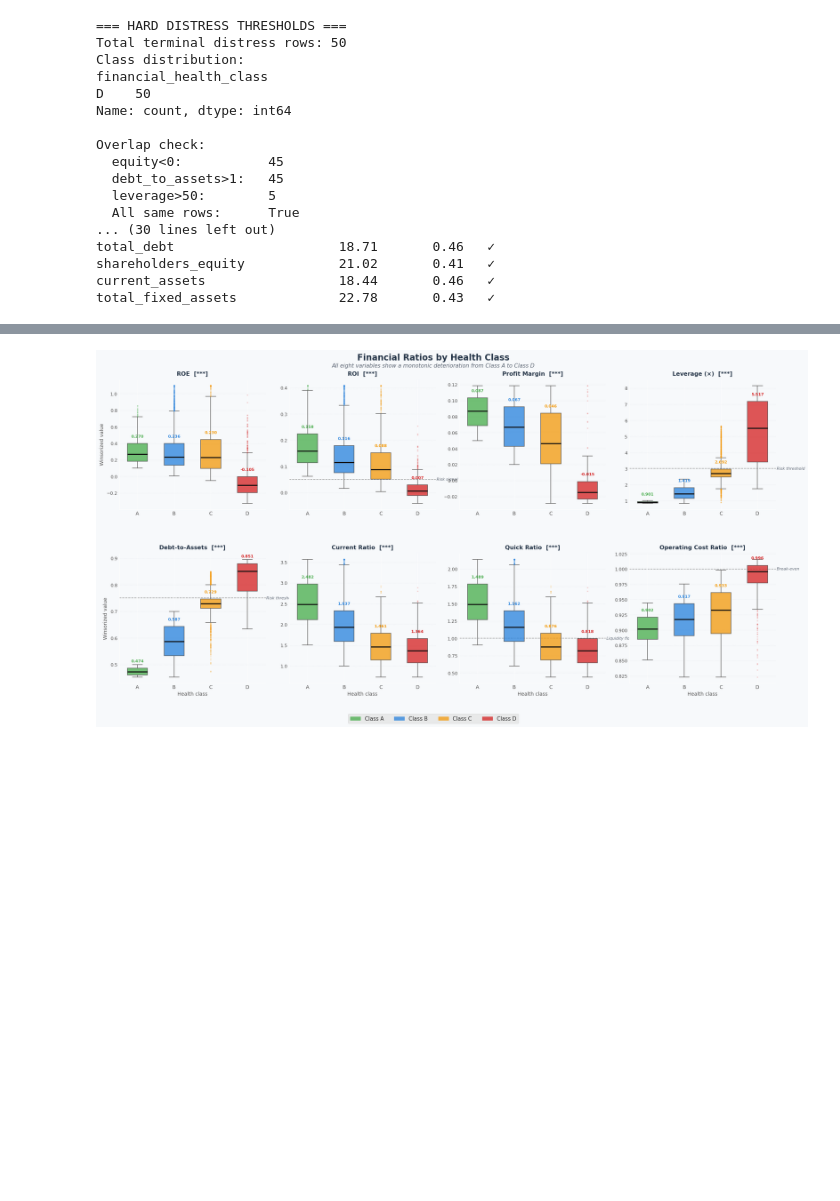
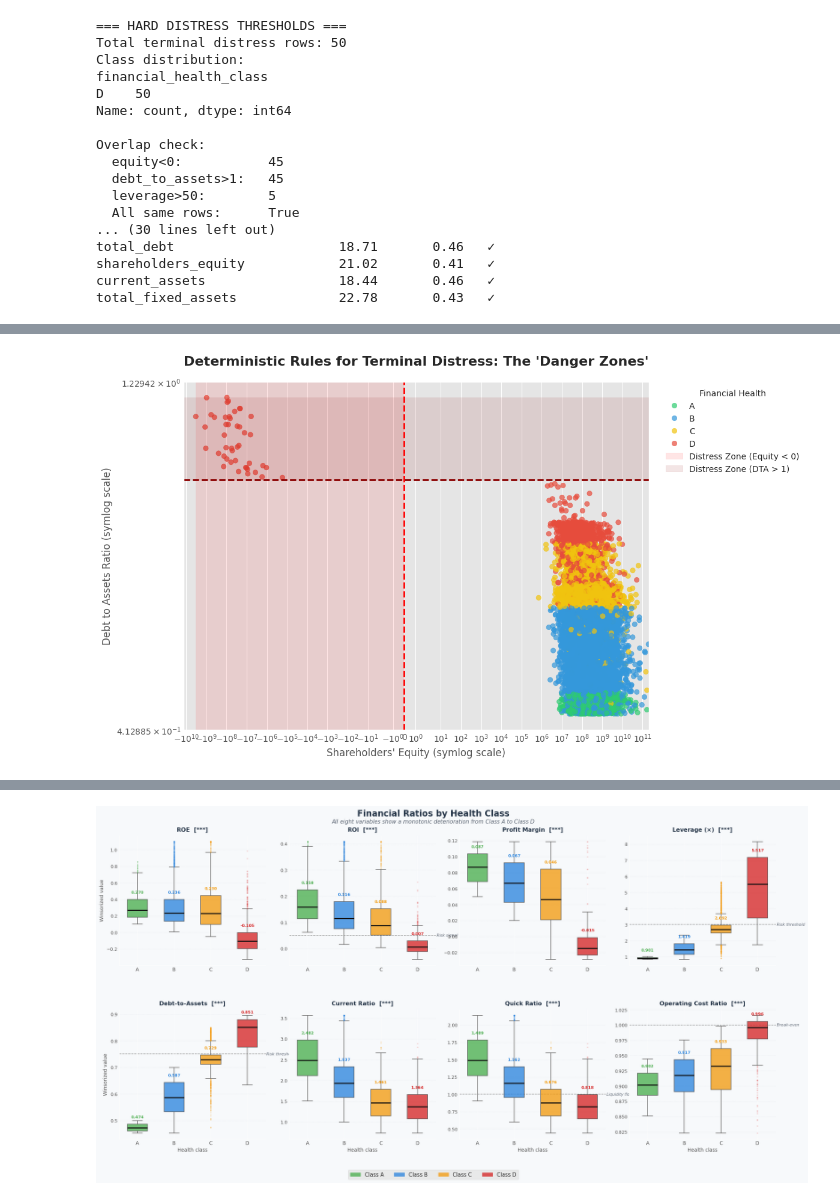
Before and after one commit to LolloPaz/ifc, a Jupyter notebook: notebooks/01_eda.ipynb, the cells around one changed output, grey strips where cells are left out. Cells and saved outputs as stored; diff of their text form; code cells hidden in the pictures; blank space fills up the shorter version.

```diff
--- a/notebooks/01_eda.ipynb
+++ b/notebooks/01_eda.ipynb
@@ -1516,0 +1713,54 @@ total_fixed_assets             22.78       0.43   ✓
+# %%
+import seaborn as sns
+import matplotlib.pyplot as plt
+
+# Assicuriamoci che TARGET sia definito (es. TARGET = "financial_health_class")
+TARGET = "financial_health_class"
+
+# Creazione della figura
+fig, ax = plt.subplots(figsize=(12, 7))
+
+# Scatter plot: incrociamo Equity e Debt-to-Assets
+# Le aziende in classe D saranno evidenziate in rosso
+sns.scatterplot(
+    data=train_df,
+    x="shareholders_equity",
+    y="debt_to_assets",
+    hue=TARGET,
+    hue_order=["A", "B", "C", "D"],
+    palette=["#2ecc71", "#3498db", "#f1c40f", "#e74c3c"], # Verde, Blu, Giallo, Rosso
+    alpha=0.7,
+    edgecolor=None,
+    ax=ax
+)
+
+# --- DISEGNO DELLE SOGLIE DETERMINISTICHE ---
+
+# Linea e area rossa per Equity < 0
+ax.axvline(x=0, color='red', linestyle='--', linewidth=2)
+ax.axvspan(xmin=train_df["shareholders_equity"].min(), xmax=0,
+           color='red', alpha=0.1, label='Distress Zone (Equity < 0)')
+
+# Linea e area rossa per Debt to Assets > 1
+ax.axhline(y=1, color='darkred', linestyle='--', linewidth=2)
+ax.axhspan(ymin=1, ymax=train_df["debt_to_assets"].max(),
+           color='darkred', alpha=0.1, label='Distress Zone (DTA > 1)')
+
+# --- FORMATTAZIONE DEGLI ASSI ---
+# Usiamo symlog per l'asse X perché l'Equity include valori negativi e positivi enormi
+ax.set_xscale('symlog')
+ax.set_yscale('symlog')
+
+# Titoli e label
+ax.set_title("Deterministic Rules for Terminal Distress: The 'Danger Zones'", fontsize=16, fontweight='bold', pad=20)
+ax.set_xlabel("Shareholders' Equity (symlog scale)", fontsize=12)
+ax.set_ylabel("Debt to Assets Ratio (symlog scale)", fontsize=12)
+
+# Sistemazione della legenda fuori dal grafico per non coprire i dati
+handles, labels = ax.get_legend_handles_labels()
+ax.legend(handles=handles, labels=labels, title="Financial Health", bbox_to_anchor=(1.02, 1), loc='upper left')
+
+plt.tight_layout()
+plt.show()
+# %% [output]
+[figure, added]
```
Also changed, not shown: parts of 99 cells of this notebook, 2 other files.
